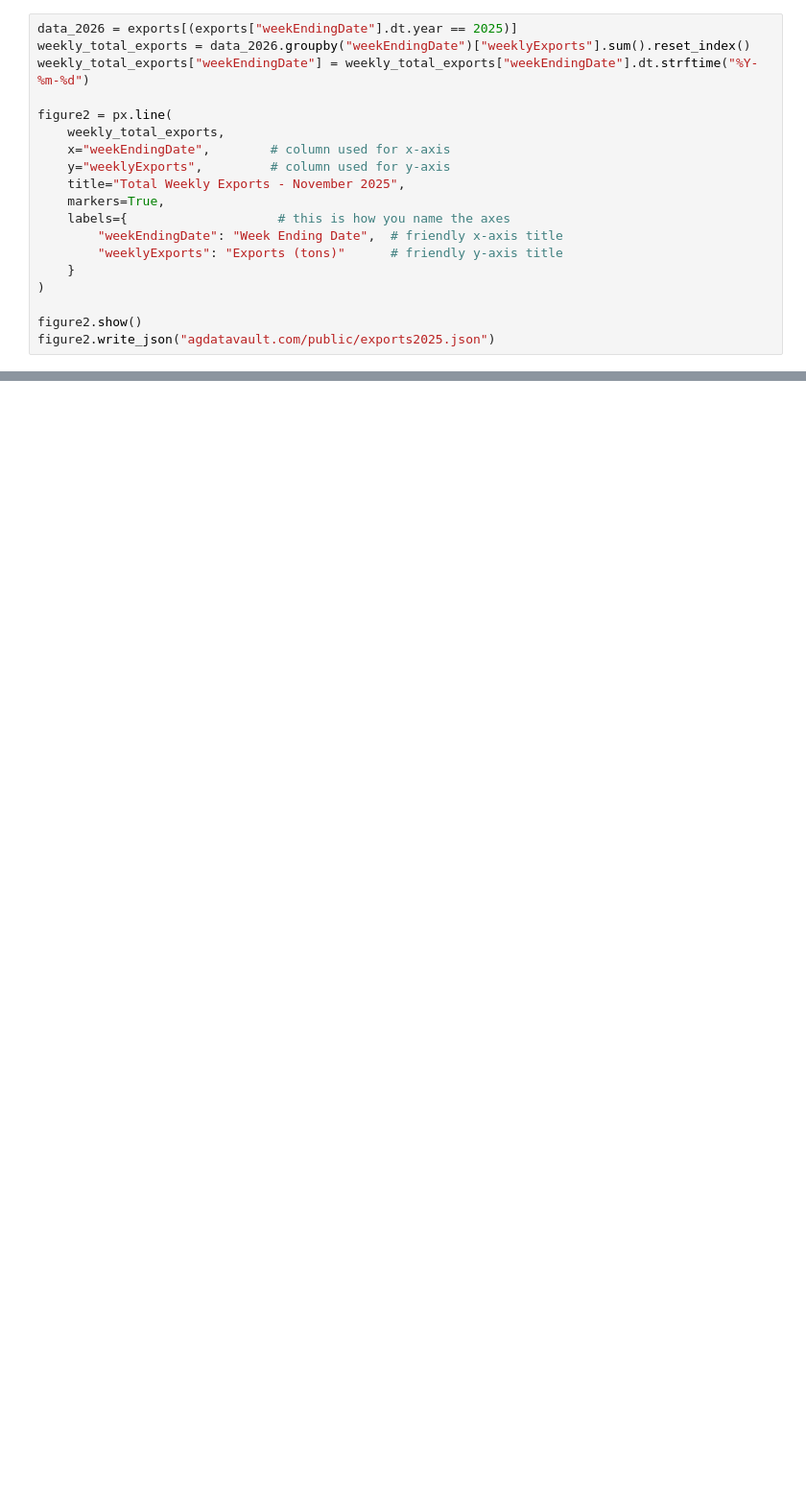
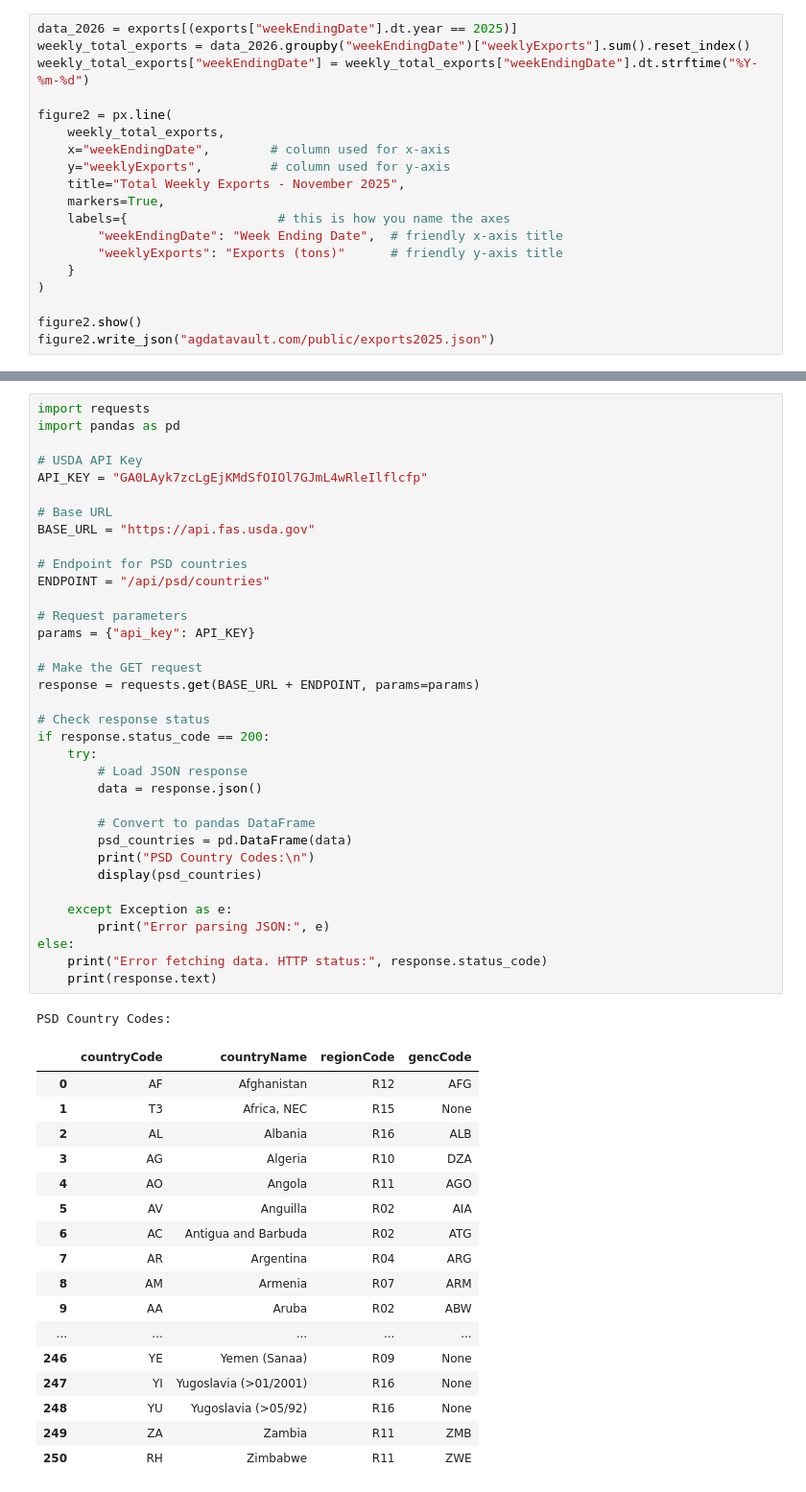
Before and after one commit to tlayers21/ag-data-dashboard, a Jupyter notebook: notebooks/test.ipynb, the cells around one changed output, grey strips where cells are left out. Shown at 96% size. Saved outputs shown, nothing was run; the diff lists cells and outputs as text; blank space fills up the shorter version.

```diff
--- a/notebooks/test.ipynb
+++ b/notebooks/test.ipynb
@@ -204,0 +315,54 @@ figure2.write_json("agdatavault.com/public/exports2025.json")
+# %%
+import requests
+import pandas as pd
+
+# USDA API Key
+API_KEY = "GA0LAyk7zcLgEjKMdSfOIOl7GJmL4wRleIlflcfp"
+
+# Base URL
+BASE_URL = "https://api.fas.usda.gov"
+
+# Endpoint for PSD countries
+ENDPOINT = "/api/psd/countries"
+
+# Request parameters
+params = {"api_key": API_KEY}
+
+# Make the GET request
+response = requests.get(BASE_URL + ENDPOINT, params=params)
+
+# Check response status
+if response.status_code == 200:
+    try:
+        # Load JSON response
+        data = response.json()
+
+        # Convert to pandas DataFrame
+        psd_countries = pd.DataFrame(data)
+        print("PSD Country Codes:\n")
+        display(psd_countries)
+
+    except Exception as e:
+        print("Error parsing JSON:", e)
+else:
+    print("Error fetching data. HTTP status:", response.status_code)
+    print(response.text)
+# %% [output]
+PSD Country Codes:
+|  | countryCode | countryName | regionCode | gencCode |
+| 0 | AF | Afghanistan | R12 | AFG |
+| 1 | T3 | Africa, NEC | R15 | None |
+| 2 | AL | Albania | R16 | ALB |
+| 3 | AG | Algeria | R10 | DZA |
+| 4 | AO | Angola | R11 | AGO |
+| 5 | AV | Anguilla | R02 | AIA |
+| 6 | AC | Antigua and Barbuda | R02 | ATG |
+| 7 | AR | Argentina | R04 | ARG |
+| 8 | AM | Armenia | R07 | ARM |
+| 9 | AA | Aruba | R02 | ABW |
+| ... | ... | ... | ... | ... |
+| 246 | YE | Yemen (Sanaa) | R09 | None |
+| 247 | YI | Yugoslavia (>01/2001) | R16 | None |
+| 248 | YU | Yugoslavia (>05/92) | R16 | None |
+| 249 | ZA | Zambia | R11 | ZMB |
+| 250 | RH | Zimbabwe | R11 | ZWE |
```
Also changed, not shown: parts of 3 cells of this notebook, 3 other files.
